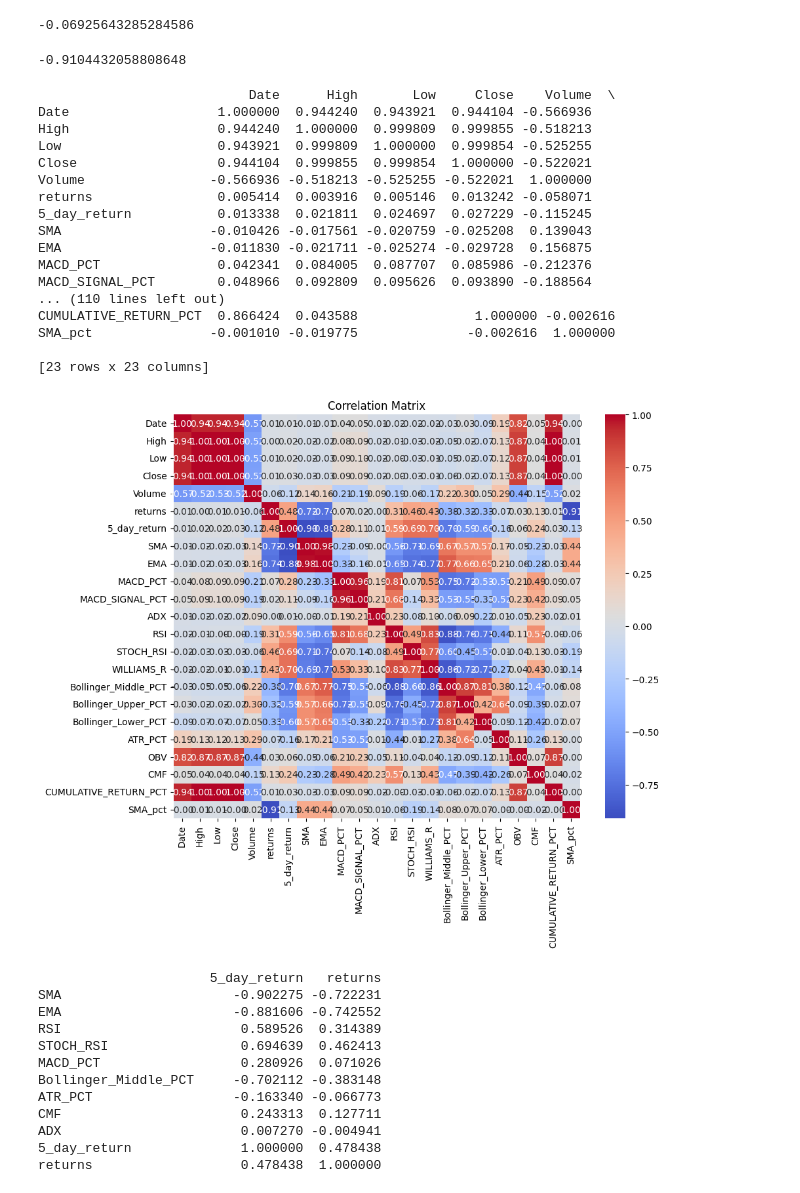
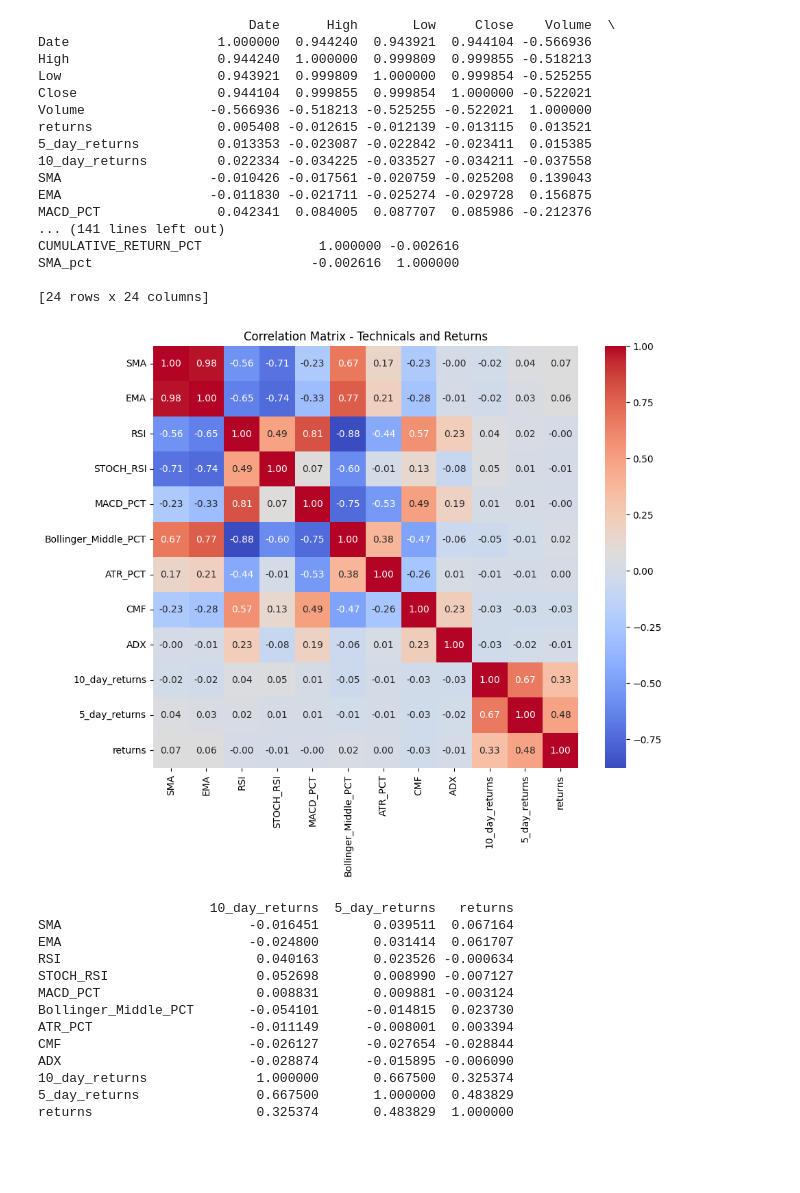
Before and after one commit to shantanudeshp/ancova-research, a Jupyter notebook: technical_analysis120124.ipynb, the cells around one changed output. Saved outputs shown, nothing was run; the diff lists cells and outputs as text; code cells hidden in the pictures; blank space fills up the shorter version.

Commit message:
edited correlation calculations

```diff
--- a/technical_analysis120124.ipynb
+++ b/technical_analysis120124.ipynb
@@ -16,7 +16,8 @@ df = pd.read_csv(file_path)
 # %%
 df['Date'] = pd.to_datetime(df['Date'])
 df['returns'] = df['Close'].pct_change()
-df['5_day_return'] = df['Close'].pct_change(periods=4)
+df['5_day_returns'] = df['Close'].pct_change(periods=4)
+df['10_day_returns'] = df['Close'].pct_change(periods=9)
 # %%
 df = df.drop(['Open', 'Adj Close'], axis=1)
 # %%
@@ -32,3 +37,7 @@ df.head()
+# %%
+df["5_day_returns"] = df["5_day_returns"].shift(-4)
+df["returns"] = df["returns"].shift(-1)
+df["10_day_returns"] = df["10_day_returns"].shift(-9)
 # %%
 # Simple Moving Average (SMA)
 sma_indicator = ta.trend.SMAIndicator(df['Close'], 5, fillna=False)
@@ -92,15 +102,3 @@ print(sma_corr)
-# %%
-sma_corr2 = sma_corr = (df['SMA'] / df['Close']).corr(df['5_day_return'])
-print(sma_corr)
-# %% [output]
--0.06925643285284586
-# %%
-df['SMA_pct'] = df['SMA'].pct_change()
-# %%
-sma_corr = df['SMA_pct'].corr(df['returns'])
-print(sma_corr)
-# %% [output]
--0.9104432058808648
 # %%
 correlation_matrix = df.corr()
 # %%
@@ -112,30 +110,36 @@ High                   0.944240  1.000000  0.999809  0.999855 -0.518213
 Low                    0.943921  0.999809  1.000000  0.999854 -0.525255
 Close                  0.944104  0.999855  0.999854  1.000000 -0.522021
 Volume                -0.566936 -0.518213 -0.525255 -0.522021  1.000000
-returns                0.005414  0.003916  0.005146  0.013242 -0.058071
-5_day_return           0.013338  0.021811  0.024697  0.027229 -0.115245
+returns                0.005408 -0.012615 -0.012139 -0.013115  0.013521
+5_day_returns          0.013353 -0.023087 -0.022842 -0.023411  0.015385
+10_day_returns         0.022334 -0.034225 -0.033527 -0.034211 -0.037558
 SMA                   -0.010426 -0.017561 -0.020759 -0.025208  0.139043
 EMA                   -0.011830 -0.021711 -0.025274 -0.029728  0.156875
 MACD_PCT               0.042341  0.084005  0.087707  0.085986 -0.212376
-MACD_SIGNAL_PCT        0.048966  0.092809  0.095626  0.093890 -0.188564
-... (110 lines left out)
-CUMULATIVE_RETURN_PCT  0.866424  0.043588               1.000000 -0.002616
-SMA_pct               -0.001010 -0.019775              -0.002616  1.000000
+... (141 lines left out)
+CUMULATIVE_RETURN_PCT               1.000000 -0.002616
+SMA_pct                            -0.002616  1.000000
 
-[23 rows x 23 columns]
+[24 rows x 24 columns]
 # %%
+columns_of_interest = [
+    'SMA', 'EMA', 'RSI', 'STOCH_RSI', 'MACD_PCT',
+    'Bollinger_Middle_PCT', 'ATR_PCT', 'CMF', 'ADX', '10_day_returns', '5_day_returns', 'returns']
+
+subset_correlation_matrix = correlation_matrix.loc[columns_of_interest, columns_of_interest]
+
 plt.figure(figsize=(10, 8))
-sns.heatmap(correlation_matrix, annot=True, fmt=".2f", cmap='coolwarm', cbar=True)
-plt.title("Correlation Matrix")
+sns.heatmap(subset_correlation_matrix, annot=True, fmt=".2f", cmap='coolwarm', cbar=True)
+plt.title("Correlation Matrix - Technicals and Returns")
 plt.show()
 # %% [output]
-[figure, old version]
+[figure, new version]
 # %%
 technical_indicators = [
     'SMA', 'EMA', 'RSI', 'STOCH_RSI', 'MACD_PCT',
     'Bollinger_Middle_PCT', 'ATR_PCT', 'CMF', 'ADX']
 
-target_columns = ['5_day_return', 'returns']
+target_columns = ['10_day_returns', '5_day_returns', 'returns']
 
 columns_of_interest = technical_indicators + target_columns
 
@@ -147,15 +151,16 @@ correlations_with_targets = correlation_matrix[target_columns]
 
 print(correlations_with_targets)
 # %% [output]
-                      5_day_return   returns
-SMA                      -0.902275 -0.722231
-EMA                      -0.881606 -0.742552
-RSI                       0.589526  0.314389
-STOCH_RSI                 0.694639  0.462413
-MACD_PCT                  0.280926  0.071026
-Bollinger_Middle_PCT     -0.702112 -0.383148
-ATR_PCT                  -0.163340 -0.066773
-CMF                       0.243313  0.127711
-ADX                       0.007270 -0.004941
-5_day_return              1.000000  0.478438
-returns                   0.478438  1.000000
+                      10_day_returns  5_day_returns   returns
+SMA                        -0.016451       0.039511  0.067164
+EMA                        -0.024800       0.031414  0.061707
+RSI                         0.040163       0.023526 -0.000634
+STOCH_RSI                   0.052698       0.008990 -0.007127
+MACD_PCT                    0.008831       0.009881 -0.003124
+Bollinger_Middle_PCT       -0.054101      -0.014815  0.023730
+ATR_PCT                    -0.011149      -0.008001  0.003394
+CMF                        -0.026127      -0.027654 -0.028844
+ADX                        -0.028874      -0.015895 -0.006090
+10_day_returns              1.000000       0.667500  0.325374
+5_day_returns               0.667500       1.000000  0.483829
+returns                     0.325374       0.483829  1.000000
```
Also changed, not shown: parts of 3 cells of this notebook.
